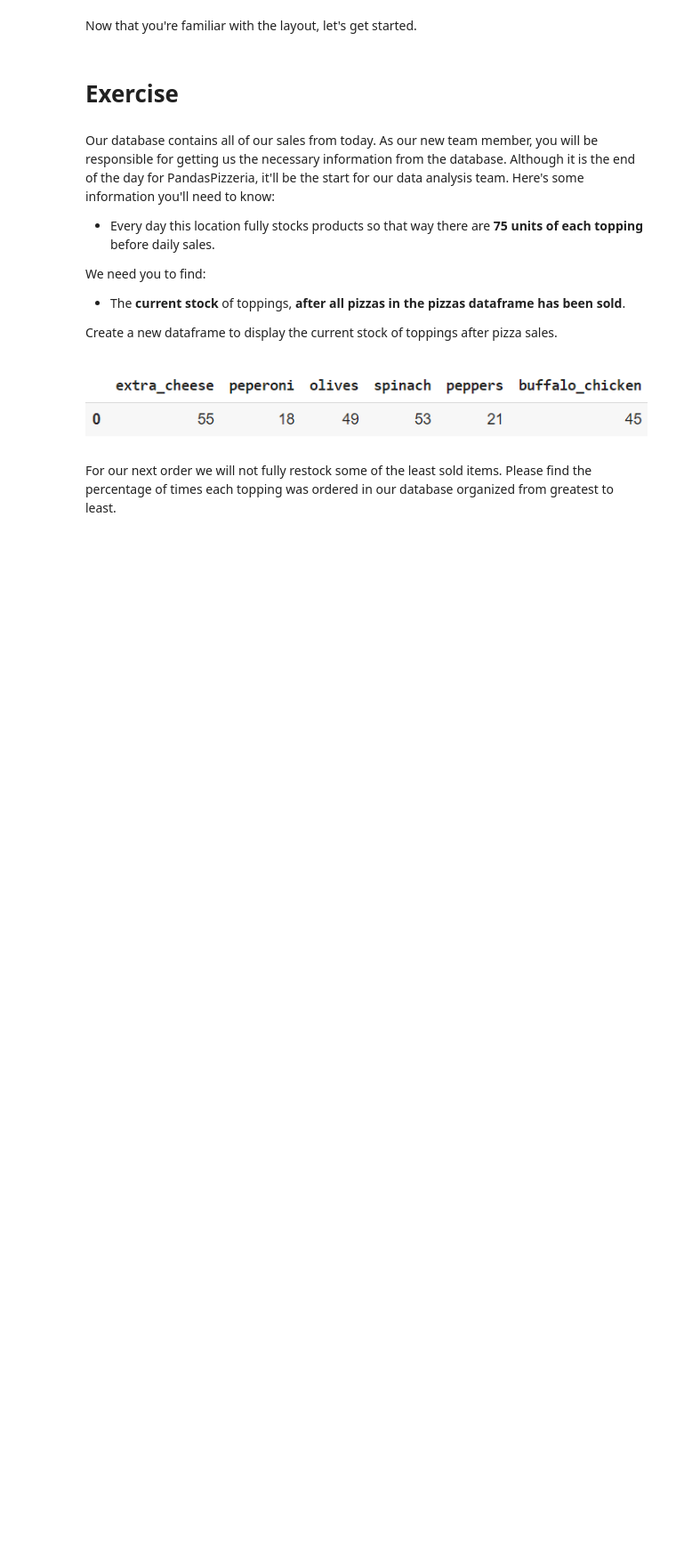
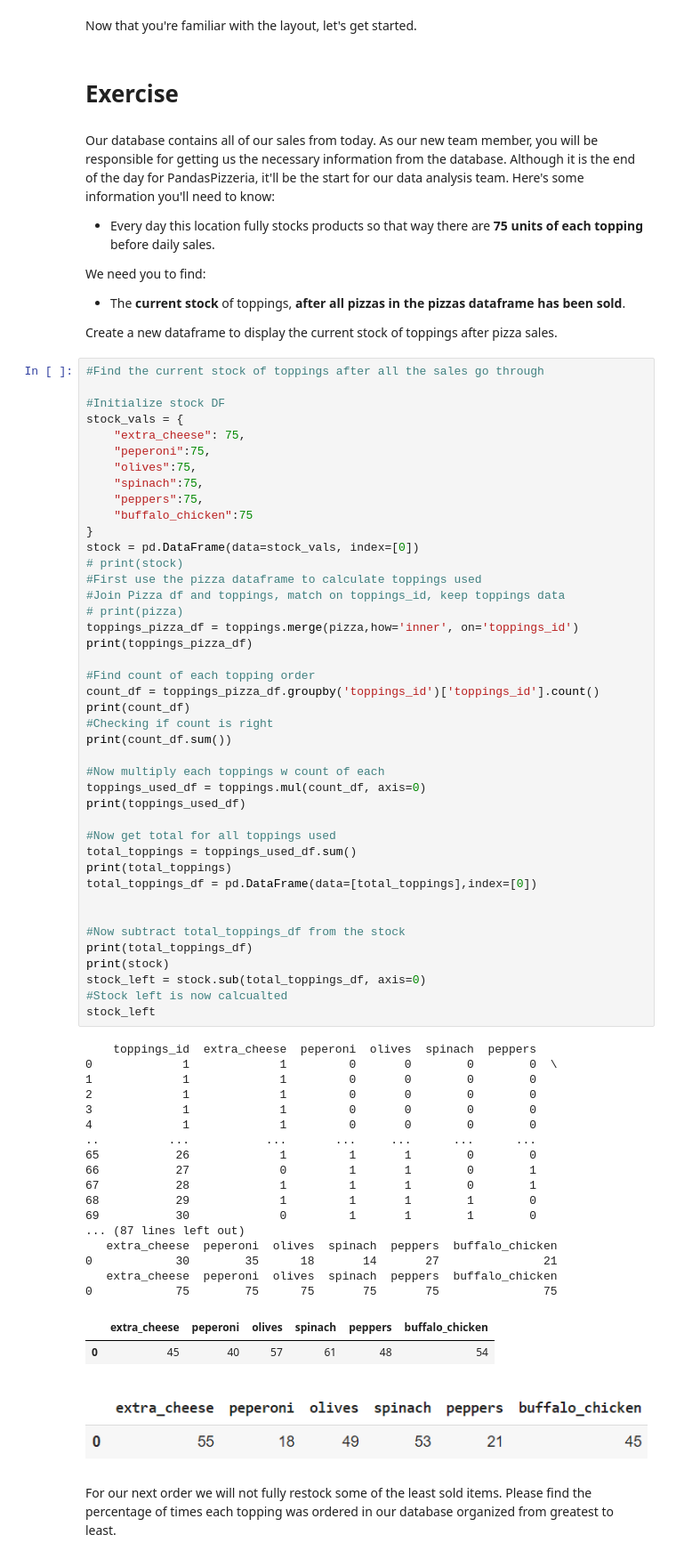
Before and after one commit to Tylervodden98/Pizza-Data-Cleaning, a Jupyter notebook: PandasPizzeria.ipynb, the cells around one changed output. Shown at 89% size. Cells and saved outputs as stored; diff of their text form; blank space fills up the shorter version.

```diff
--- a/PandasPizzeria.ipynb
+++ b/PandasPizzeria.ipynb
@@ -48,6 +78,68 @@ We need you to find:
 - The **current stock** of toppings, **after all pizzas in the pizzas dataframe has been sold**.
 
 Create a new dataframe to display the current stock of toppings after pizza sales.
+# %%
+#Find the current stock of toppings after all the sales go through
+
+#Initialize stock DF
+stock_vals = {
+    "extra_cheese": 75,
+    "peperoni":75,
+    "olives":75,
+    "spinach":75,
+    "peppers":75,
+    "buffalo_chicken":75
+}
+stock = pd.DataFrame(data=stock_vals, index=[0])
+# print(stock)
+#First use the pizza dataframe to calculate toppings used
+#Join Pizza df and toppings, match on toppings_id, keep toppings data
+# print(pizza)
+toppings_pizza_df = toppings.merge(pizza,how='inner', on='toppings_id')
+print(toppings_pizza_df)
+
+#Find count of each topping order
+count_df = toppings_pizza_df.groupby('toppings_id')['toppings_id'].count()
+print(count_df)
+#Checking if count is right
+print(count_df.sum())
+
+#Now multiply each toppings w count of each
+toppings_used_df = toppings.mul(count_df, axis=0)
+print(toppings_used_df)
+
+#Now get total for all toppings used
+total_toppings = toppings_used_df.sum()
+print(total_toppings)
+total_toppings_df = pd.DataFrame(data=[total_toppings],index=[0])
+
+
+#Now subtract total_toppings_df from the stock
+print(total_toppings_df)
+print(stock)
+stock_left = stock.sub(total_toppings_df, axis=0)
+#Stock left is now calcualted
+stock_left
+# %% [output]
+    toppings_id  extra_cheese  peperoni  olives  spinach  peppers
+0             1             1         0       0        0        0  \
+1             1             1         0       0        0        0
+2             1             1         0       0        0        0
+3             1             1         0       0        0        0
+4             1             1         0       0        0        0
+..          ...           ...       ...     ...      ...      ...
+65           26             1         1       1        0        0
+66           27             0         1       1        0        1
+67           28             1         1       1        0        1
+68           29             1         1       1        1        0
+69           30             0         1       1        1        0
+... (87 lines left out)
+   extra_cheese  peperoni  olives  spinach  peppers  buffalo_chicken
+0            30        35      18       14       27               21
+   extra_cheese  peperoni  olives  spinach  peppers  buffalo_chicken
+0            75        75      75       75       75               75
+|  | extra_cheese | peperoni | olives | spinach | peppers | buffalo_chicken |
+| 0 | 45 | 40 | 57 | 61 | 48 | 54 |
 # %% [markdown]
 ![image.png](embedded-picture-1)
 # %% [markdown]
```
Also changed, not shown: parts of 6 cells of this notebook, 1 other file.
